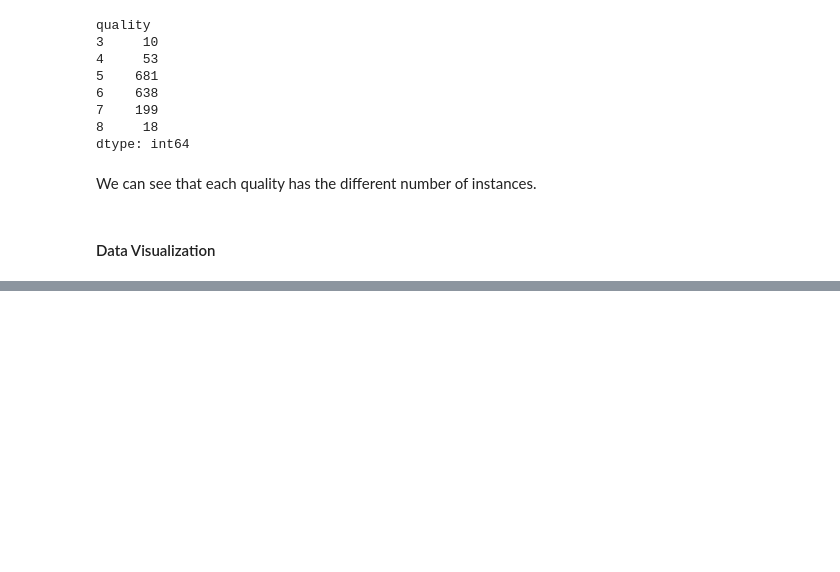
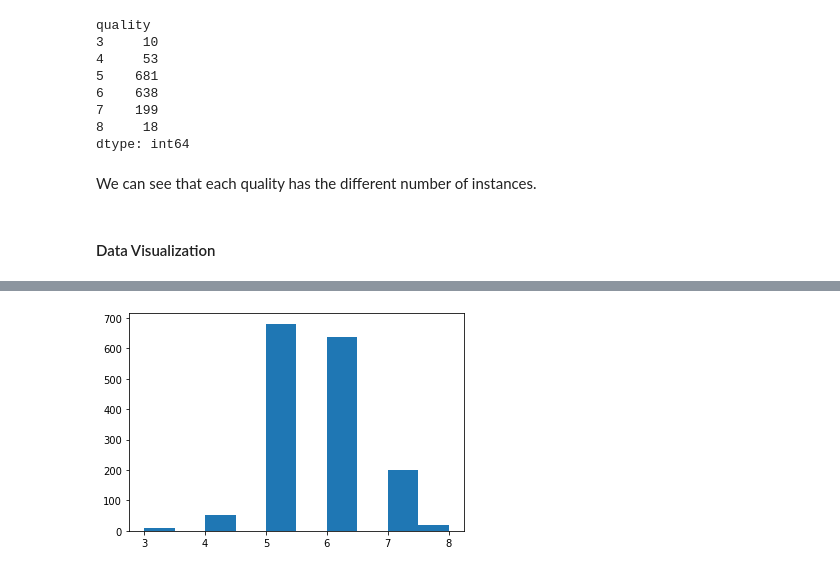
Before and after one commit to jamesleocodes/cheminformatics_projects, a Jupyter notebook: wine/wine.ipynb, the cells around one changed output, grey strips where cells are left out. Drawn from its saved outputs; the diff is of its cells as text; code cells hidden in the pictures; blank space fills up the shorter version.

```diff
--- a/wine/wine.ipynb
+++ b/wine/wine.ipynb
@@ -108,0 +121,5 @@ We can see that each quality has the different number of instances.
+# %%
+plt.hist(data['quality'])
+plt.show()
+# %% [output]
+[figure, added]
```
Also changed, not shown: parts of 27 cells of this notebook.
